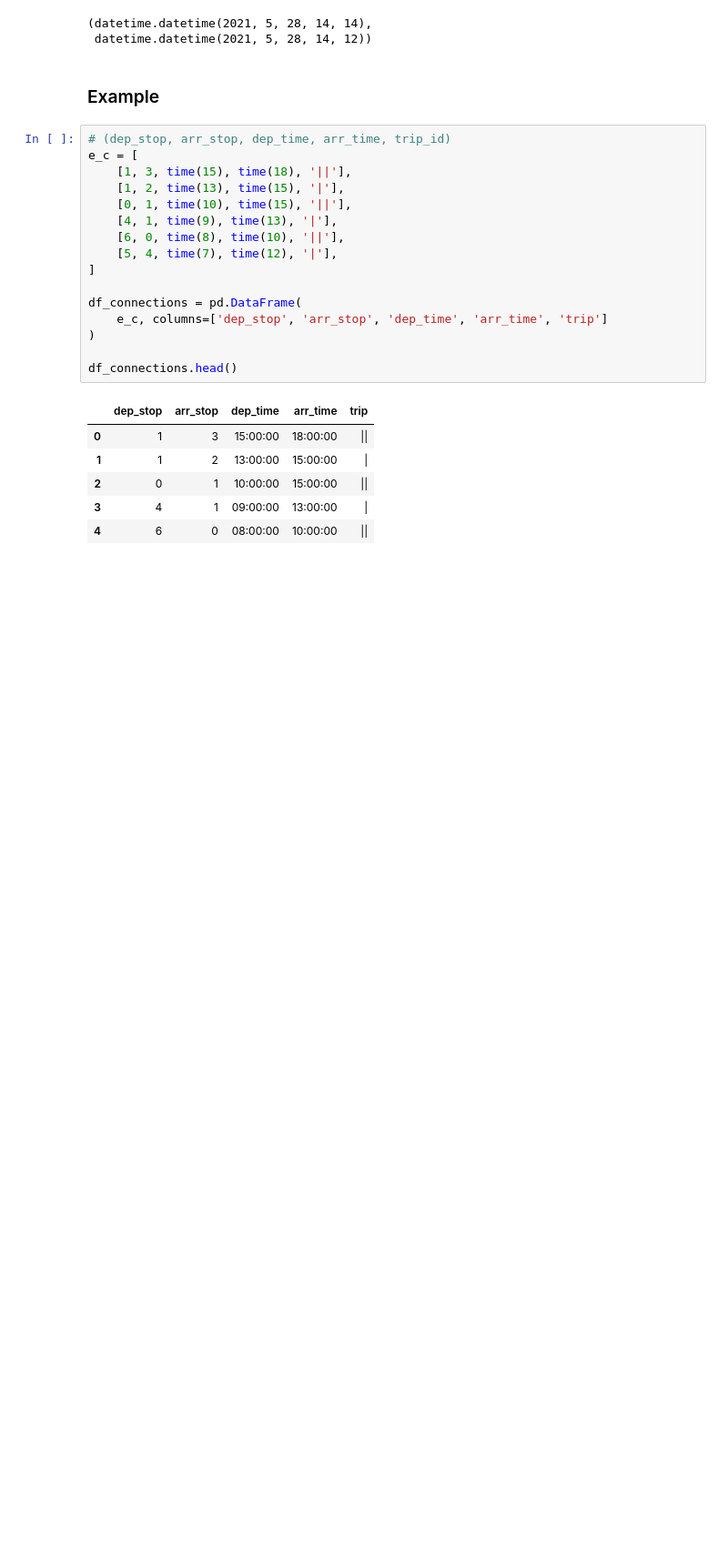
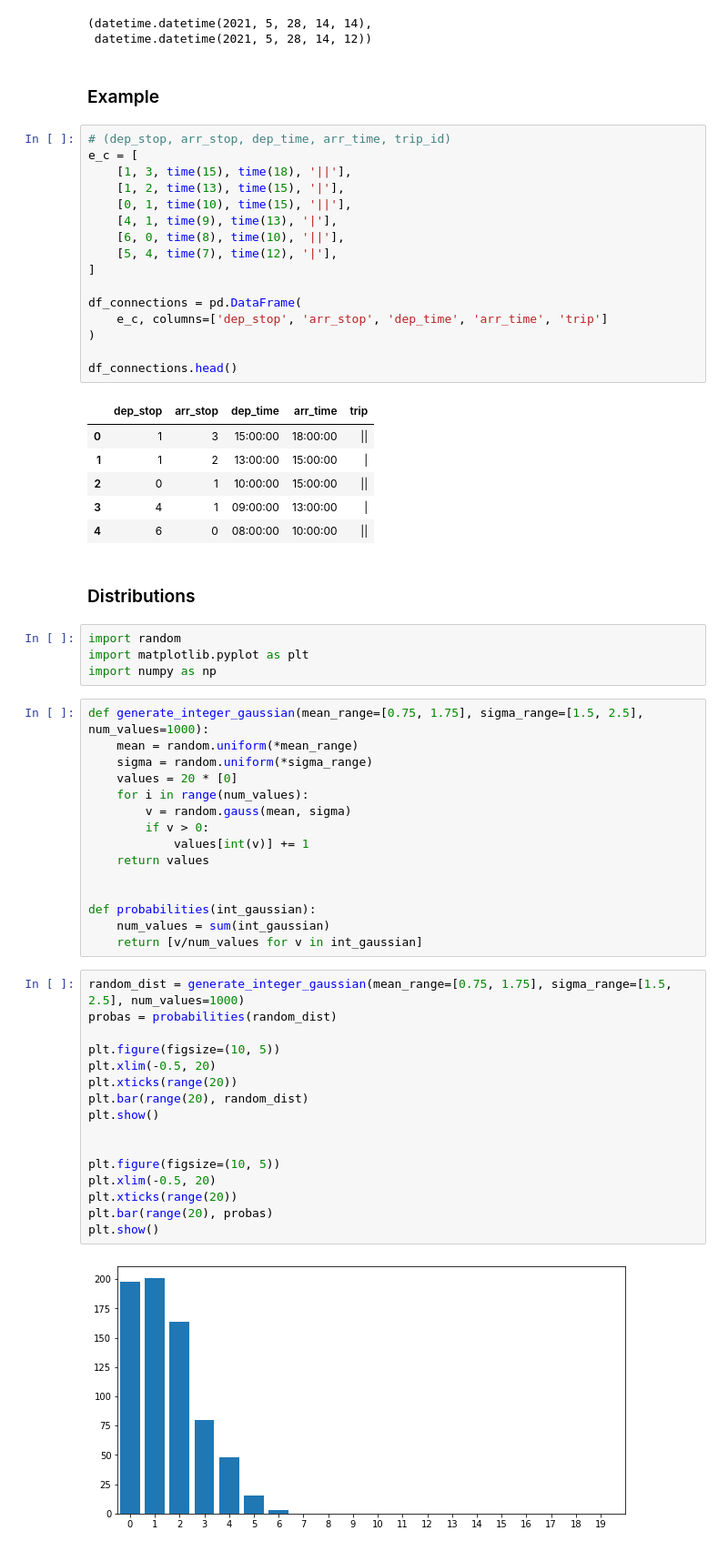
Before and after one commit to n-poulsen/ConnectionScam, a Jupyter notebook: testing_packages.ipynb, the cells around one changed output. Shown: that part at 91% size. Cells and saved outputs as stored; diff of their text form; blank space fills up the shorter version.

```diff
--- a/testing_packages.ipynb
+++ b/testing_packages.ipynb
@@ -213,3 +213,42 @@ df_connections.head()
 | 2 | 0 | 1 | 10:00:00 | 15:00:00 | || |
 | 3 | 4 | 1 | 09:00:00 | 13:00:00 | | |
 | 4 | 6 | 0 | 08:00:00 | 10:00:00 | || |
+# %% [markdown]
+### Distributions
+# %%
+import random
+import matplotlib.pyplot as plt
+import numpy as np
+# %%
+def generate_integer_gaussian(mean_range=[0.75, 1.75], sigma_range=[1.5, 2.5], num_values=1000):
+    mean = random.uniform(*mean_range)
+    sigma = random.uniform(*sigma_range)
+    values = 20 * [0]
+    for i in range(num_values):
+        v = random.gauss(mean, sigma)
+        if v > 0:
+            values[int(v)] += 1
+    return values
+
+
+def probabilities(int_gaussian):
+    num_values = sum(int_gaussian)
+    return [v/num_values for v in int_gaussian]
+# %%
+random_dist = generate_integer_gaussian(mean_range=[0.75, 1.75], sigma_range=[1.5, 2.5], num_values=1000)
+probas = probabilities(random_dist)
+
+plt.figure(figsize=(10, 5))
+plt.xlim(-0.5, 20)
+plt.xticks(range(20))
+plt.bar(range(20), random_dist)
+plt.show()
+
+
+plt.figure(figsize=(10, 5))
+plt.xlim(-0.5, 20)
+plt.xticks(range(20))
+plt.bar(range(20), probas)
+plt.show()
+# %% [output]
+[figure, added]
```
Also changed, not shown: parts of 2 cells of this notebook, 1 other file.
